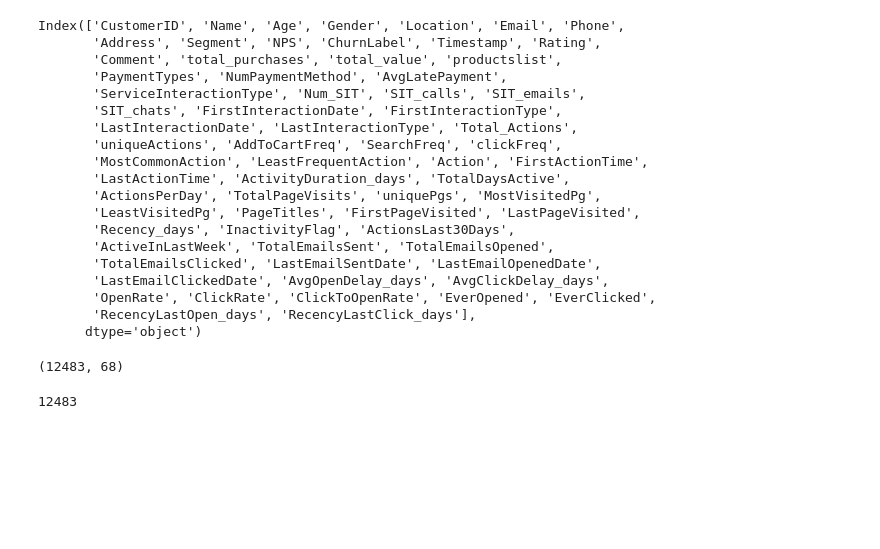
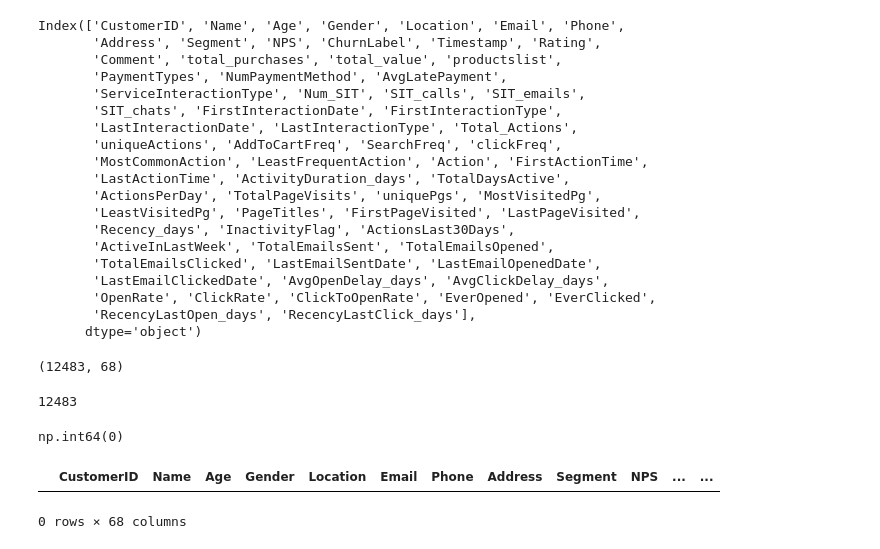
Before and after one commit to edwinaabam/Reder-Telecom-Churn-Prediction, a Jupyter notebook: DataCleaning/clean.ipynb, the cells around one changed output. Drawn from its saved outputs; the diff is of its cells as text; code cells hidden in the pictures; blank space fills up the shorter version.

Commit message:
double checking merged data for any duplicate rows

```diff
--- a/DataCleaning/clean.ipynb
+++ b/DataCleaning/clean.ipynb
@@ -1201,3 +1201,14 @@ merged_data.shape
 merged_data['CustomerID'].nunique()
 # %% [output]
 12483
+# %%
+# any duplicate rows available?
+merged_data.duplicated().sum()
+# %% [output]
+np.int64(0)
+# %%
+# find and display any duplicate rows
+merged_data[merged_data.duplicated(keep=False)]
+# %% [output]
+|  | CustomerID | Name | Age | Gender | Location | Email | Phone | Address | Segment | NPS | ... | ... |
+0 rows × 68 columns
```
